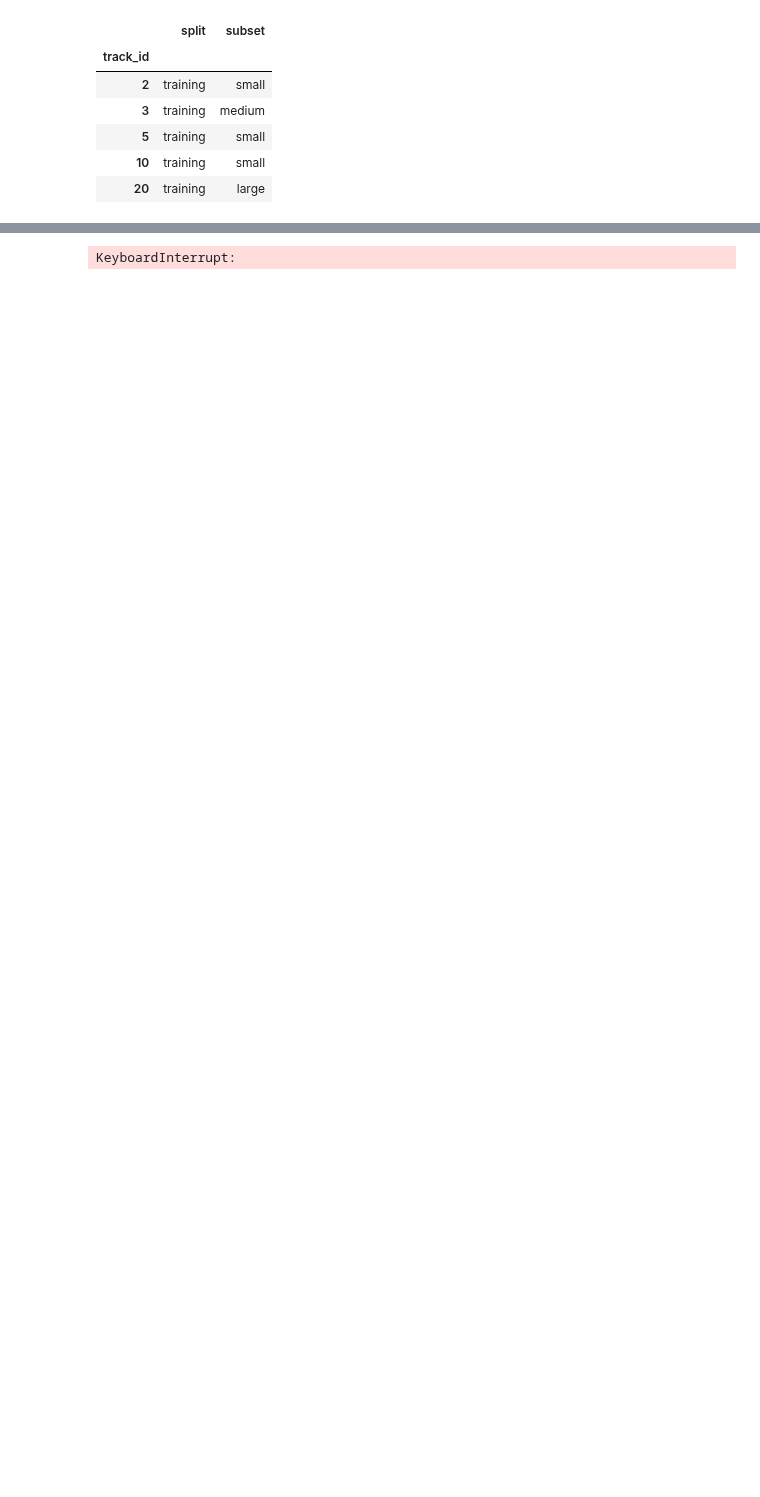
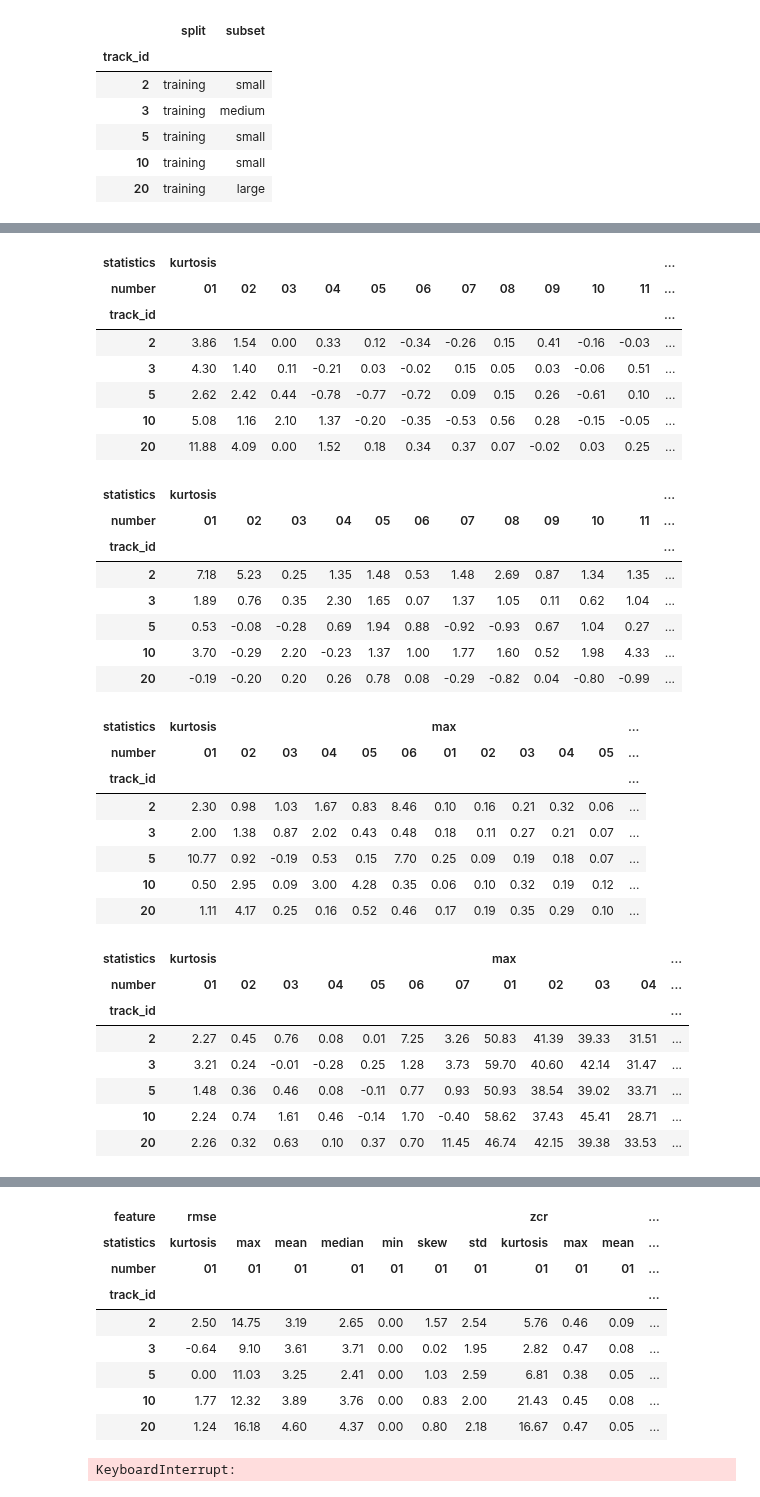
Before and after one commit to gaetanoantonicchio/DataMining-2, a Jupyter notebook: beta.ipynb, the cells around one changed output, grey strips where cells are left out. Drawn from its saved outputs; the diff is of its cells as text; code cells hidden in the pictures; blank space fills up the shorter version.

```diff
--- a/beta.ipynb
+++ b/beta.ipynb
@@ -112,0 +299,8 @@ d[ (d['nome']<='spina') & (d['cognome']<='spina') ]
+# %%
+print('{1} features for {0} tracks'.format(*features.shape))
+columns = ['mfcc', 'chroma_cens', 'tonnetz', 'spectral_contrast']
+columns.append(['spectral_centroid', 'spectral_bandwidth', 'spectral_rolloff'])
+columns.append(['rmse', 'zcr'])
+for column in columns:
+    ipd.display(features[column].head().style.format('{:.2f}'))
+# %% [output]
@@ -112,0 +308,32 @@ d[ (d['nome']<='spina') & (d['cognome']<='spina') ]
+| statistics | kurtosis |  |  |  |  |  |  |  |  |  |  | ... |
+| number | 01 | 02 | 03 | 04 | 05 | 06 | 07 | 08 | 09 | 10 | 11 | ... |
+| track_id |  |  |  |  |  |  |  |  |  |  |  | ... |
+| 2 | 3.86 | 1.54 | 0.00 | 0.33 | 0.12 | -0.34 | -0.26 | 0.15 | 0.41 | -0.16 | -0.03 | ... |
+| 3 | 4.30 | 1.40 | 0.11 | -0.21 | 0.03 | -0.02 | 0.15 | 0.05 | 0.03 | -0.06 | 0.51 | ... |
+| 5 | 2.62 | 2.42 | 0.44 | -0.78 | -0.77 | -0.72 | 0.09 | 0.15 | 0.26 | -0.61 | 0.10 | ... |
+| 10 | 5.08 | 1.16 | 2.10 | 1.37 | -0.20 | -0.35 | -0.53 | 0.56 | 0.28 | -0.15 | -0.05 | ... |
+| 20 | 11.88 | 4.09 | 0.00 | 1.52 | 0.18 | 0.34 | 0.37 | 0.07 | -0.02 | 0.03 | 0.25 | ... |
+| statistics | kurtosis |  |  |  |  |  |  |  |  |  |  | ... |
+| number | 01 | 02 | 03 | 04 | 05 | 06 | 07 | 08 | 09 | 10 | 11 | ... |
+| track_id |  |  |  |  |  |  |  |  |  |  |  | ... |
+| 2 | 7.18 | 5.23 | 0.25 | 1.35 | 1.48 | 0.53 | 1.48 | 2.69 | 0.87 | 1.34 | 1.35 | ... |
+| 3 | 1.89 | 0.76 | 0.35 | 2.30 | 1.65 | 0.07 | 1.37 | 1.05 | 0.11 | 0.62 | 1.04 | ... |
+| 5 | 0.53 | -0.08 | -0.28 | 0.69 | 1.94 | 0.88 | -0.92 | -0.93 | 0.67 | 1.04 | 0.27 | ... |
+| 10 | 3.70 | -0.29 | 2.20 | -0.23 | 1.37 | 1.00 | 1.77 | 1.60 | 0.52 | 1.98 | 4.33 | ... |
+| 20 | -0.19 | -0.20 | 0.20 | 0.26 | 0.78 | 0.08 | -0.29 | -0.82 | 0.04 | -0.80 | -0.99 | ... |
+| statistics | kurtosis |  |  |  |  |  | max |  |  |  |  | ... |
+| number | 01 | 02 | 03 | 04 | 05 | 06 | 01 | 02 | 03 | 04 | 05 | ... |
+| track_id |  |  |  |  |  |  |  |  |  |  |  | ... |
+| 2 | 2.30 | 0.98 | 1.03 | 1.67 | 0.83 | 8.46 | 0.10 | 0.16 | 0.21 | 0.32 | 0.06 | ... |
+| 3 | 2.00 | 1.38 | 0.87 | 2.02 | 0.43 | 0.48 | 0.18 | 0.11 | 0.27 | 0.21 | 0.07 | ... |
+| 5 | 10.77 | 0.92 | -0.19 | 0.53 | 0.15 | 7.70 | 0.25 | 0.09 | 0.19 | 0.18 | 0.07 | ... |
+| 10 | 0.50 | 2.95 | 0.09 | 3.00 | 4.28 | 0.35 | 0.06 | 0.10 | 0.32 | 0.19 | 0.12 | ... |
+| 20 | 1.11 | 4.17 | 0.25 | 0.16 | 0.52 | 0.46 | 0.17 | 0.19 | 0.35 | 0.29 | 0.10 | ... |
+| statistics | kurtosis |  |  |  |  |  |  | max |  |  |  | ... |
+| number | 01 | 02 | 03 | 04 | 05 | 06 | 07 | 01 | 02 | 03 | 04 | ... |
+| track_id |  |  |  |  |  |  |  |  |  |  |  | ... |
+| 2 | 2.27 | 0.45 | 0.76 | 0.08 | 0.01 | 7.25 | 3.26 | 50.83 | 41.39 | 39.33 | 31.51 | ... |
+| 3 | 3.21 | 0.24 | -0.01 | -0.28 | 0.25 | 1.28 | 3.73 | 59.70 | 40.60 | 42.14 | 31.47 | ... |
+| 5 | 1.48 | 0.36 | 0.46 | 0.08 | -0.11 | 0.77 | 0.93 | 50.93 | 38.54 | 39.02 | 33.71 | ... |
+| 10 | 2.24 | 0.74 | 1.61 | 0.46 | -0.14 | 1.70 | -0.40 | 58.62 | 37.43 | 45.41 | 28.71 | ... |
+| 20 | 2.26 | 0.32 | 0.63 | 0.10 | 0.37 | 0.70 | 11.45 | 46.74 | 42.15 | 39.38 | 33.53 | ... |
@@ -113,3 +349,12 @@ d[ (d['nome']<='spina') & (d['cognome']<='spina') ]
+| feature | rmse |  |  |  |  |  |  | zcr |  |  | ... |
+| statistics | kurtosis | max | mean | median | min | skew | std | kurtosis | max | mean | ... |
+| number | 01 | 01 | 01 | 01 | 01 | 01 | 01 | 01 | 01 | 01 | ... |
+| track_id |  |  |  |  |  |  |  |  |  |  | ... |
+| 2 | 2.50 | 14.75 | 3.19 | 2.65 | 0.00 | 1.57 | 2.54 | 5.76 | 0.46 | 0.09 | ... |
+| 3 | -0.64 | 9.10 | 3.61 | 3.71 | 0.00 | 0.02 | 1.95 | 2.82 | 0.47 | 0.08 | ... |
+| 5 | 0.00 | 11.03 | 3.25 | 2.41 | 0.00 | 1.03 | 2.59 | 6.81 | 0.38 | 0.05 | ... |
+| 10 | 1.77 | 12.32 | 3.89 | 3.76 | 0.00 | 0.83 | 2.00 | 21.43 | 0.45 | 0.08 | ... |
+| 20 | 1.24 | 16.18 | 4.60 | 4.37 | 0.00 | 0.80 | 2.18 | 16.67 | 0.47 | 0.05 | ... |
 # %%
 trackrep = ProfileReport(tracks['track'])
 trackrep.to_file(output_file='profiling/tracks/track-profiling.html')
```
Also changed, not shown: parts of 29 cells of this notebook.
